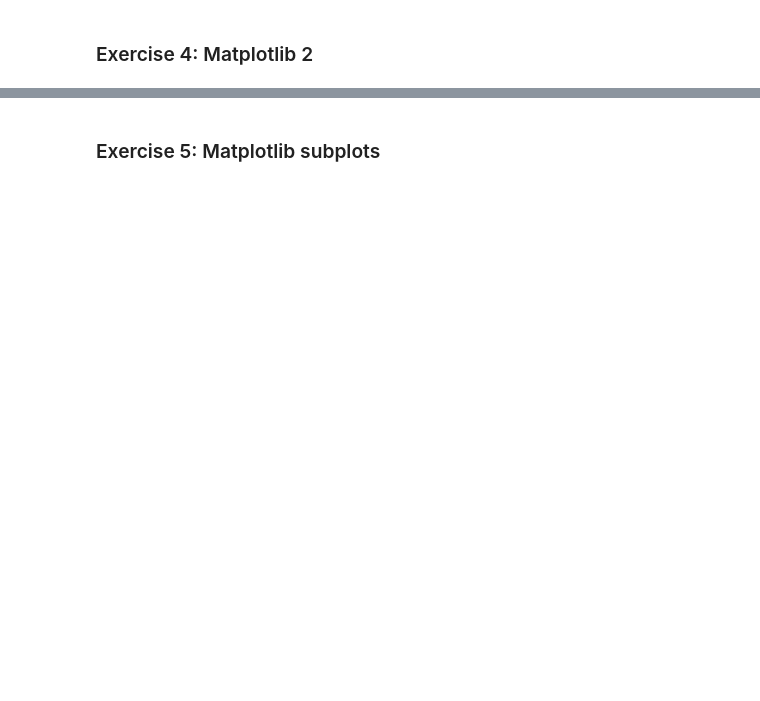
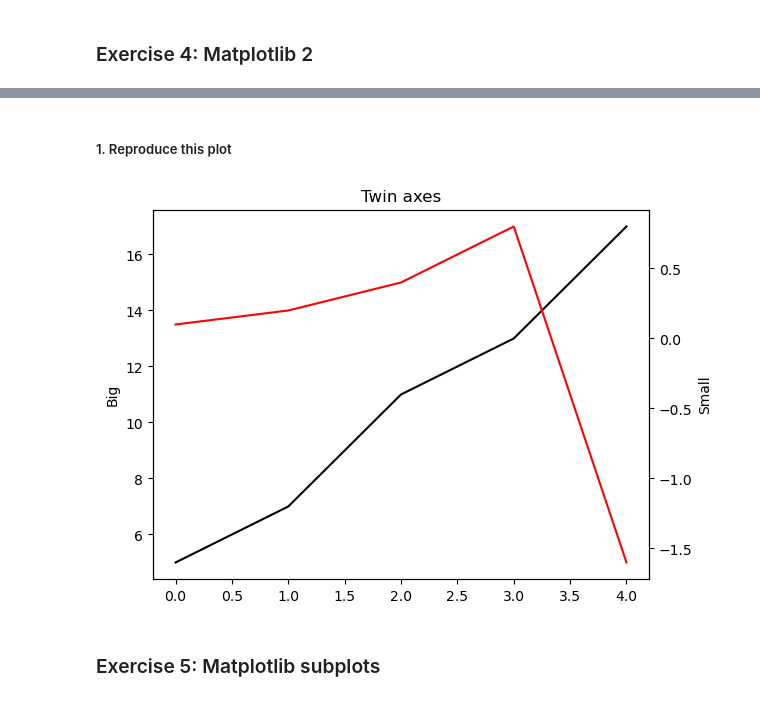
Before and after one commit to coulou800/piscine-ai, a Jupyter notebook: Visualizations-Notebook.ipynb, the cells around one changed output, grey strips where cells are left out. Cells and saved outputs as stored; diff of their text form; code cells hidden in the pictures; blank space fills up the shorter version.

```diff
--- a/Visualizations-Notebook.ipynb
+++ b/Visualizations-Notebook.ipynb
@@ -80,2 +113,25 @@ df[["num_children","age"]].plot(xlabel="age",ylabel="num_children")
+# %%
+left_data = [5, 7, 11, 13, 17]
+right_data = [0.1, 0.2, 0.4, 0.8, -1.6]
+x_axis = [0.0, 1.0, 2.0, 3.0, 4.0]
+# %% [markdown]
+##### 1. Reproduce this plot
+# %%
+fig = plt.figure()
+
+ax1 = fig.add_subplot()
+
+ax1.plot(left_data,color="black")
+
+ax2 = ax1.twinx()
+ax2.plot(right_data, color="red")
+ax2.set_ylabel("Small")
+ax1.set_ylabel("Big")
+
+
+plt.title("Twin axes")
+plt.show()
+# %% [output]
+[figure, added]
 # %% [markdown]
 ### Exercise 5: Matplotlib subplots
```
Also changed, not shown: parts of 15 cells of this notebook.
